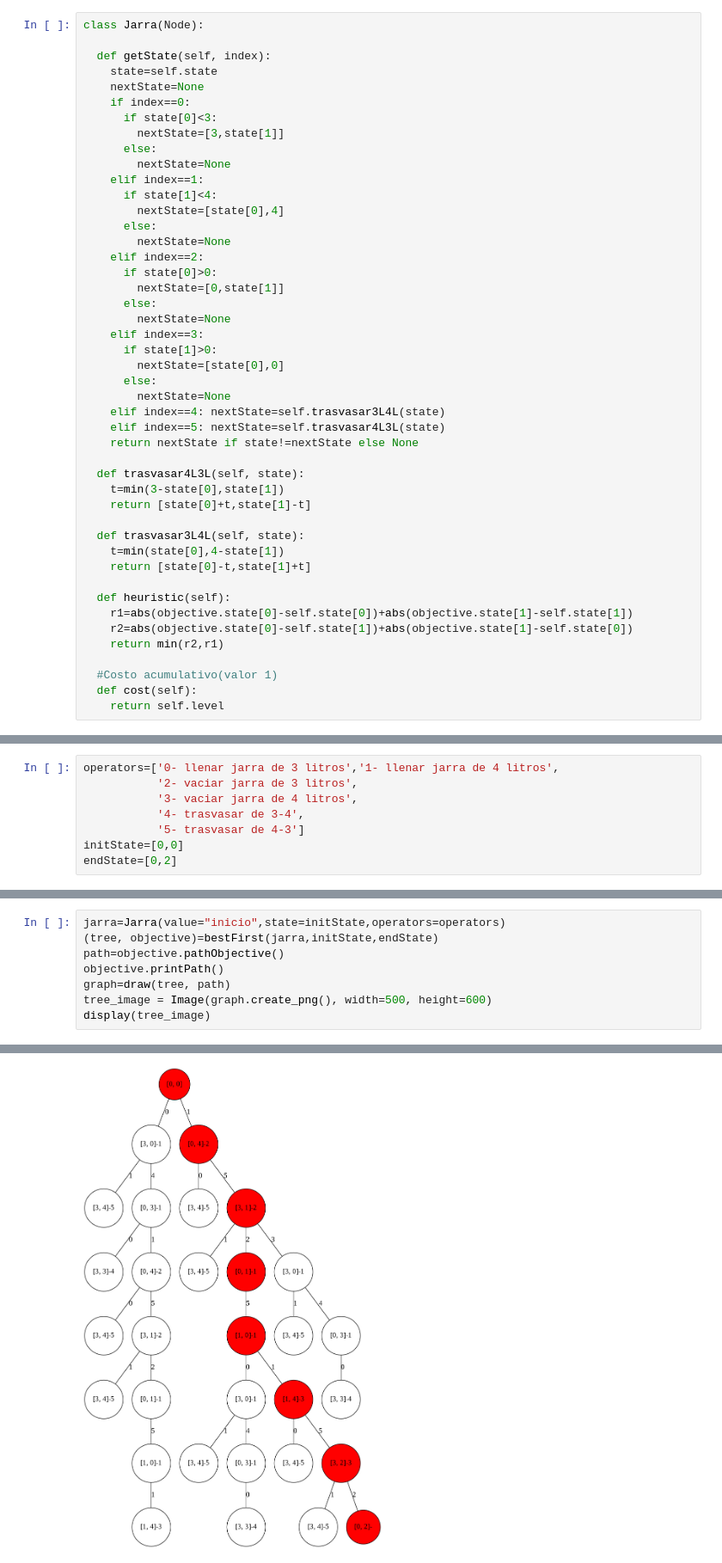
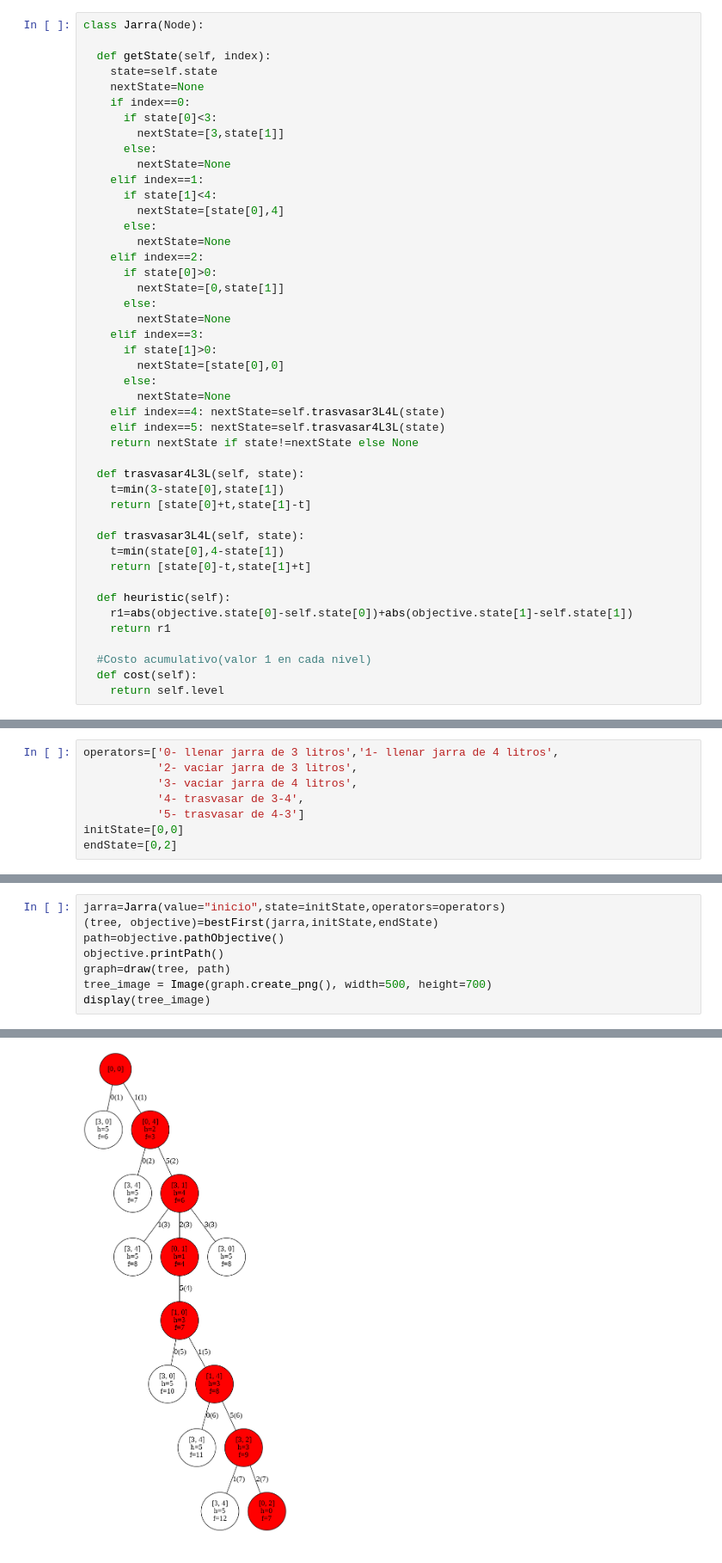
Before and after one commit to ibonetc/Inteligencia_Artificial, a Jupyter notebook: AI_Search.ipynb, the cells around one changed output, grey strips where cells are left out. Shown at 86% size. Drawn from its saved outputs; the diff is of its cells as text.

```diff
--- a/AI_Search.ipynb
+++ b/AI_Search.ipynb
@@ -275,10 +298,9 @@ class Jarra(Node):
 
   def heuristic(self):
     r1=abs(objective.state[0]-self.state[0])+abs(objective.state[1]-self.state[1])
-    r2=abs(objective.state[0]-self.state[1])+abs(objective.state[1]-self.state[0])
-    return min(r2,r1)
+    return r1
 
-  #Costo acumulativo(valor 1)
+  #Costo acumulativo(valor 1 en cada nivel)
   def cost(self):
     return self.level
 # %% [markdown]
@@ -317,7 +346,7 @@ jarra=Jarra(value="inicio",state=initState,operators=operators)
 path=objective.pathObjective()
 objective.printPath()
 graph=draw(tree, path)
-tree_image = Image(graph.create_png(), width=500, height=600)
+tree_image = Image(graph.create_png(), width=500, height=700)
 display(tree_image)
 # %% [output]
  [0, 0]
@@ -331 +360 @@ display(tree_image)
-[figure, old version]
+[figure, new version]
```
Also changed, not shown: parts of 37 cells of this notebook.
